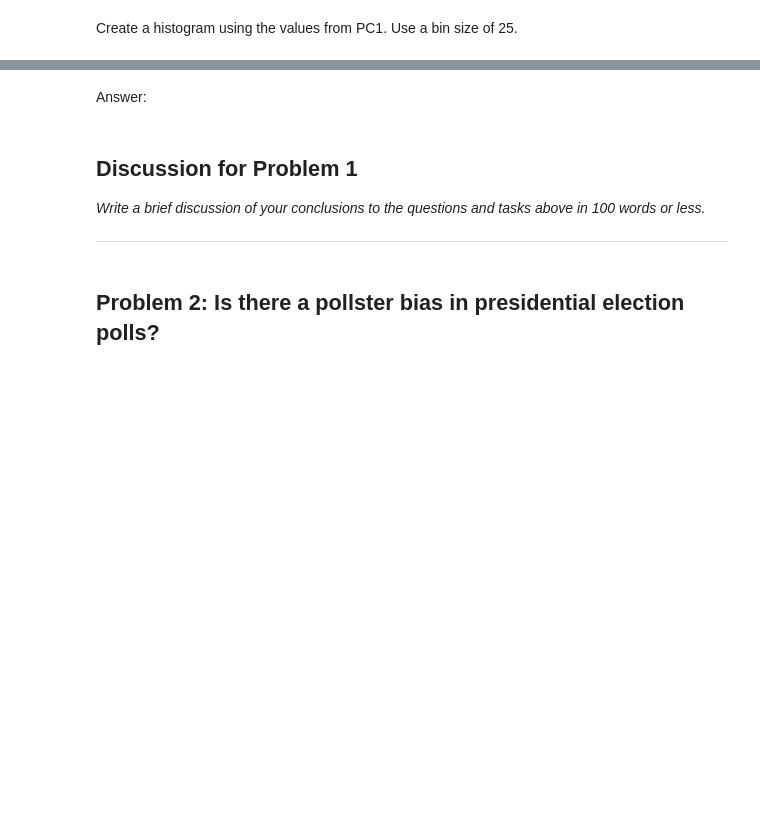
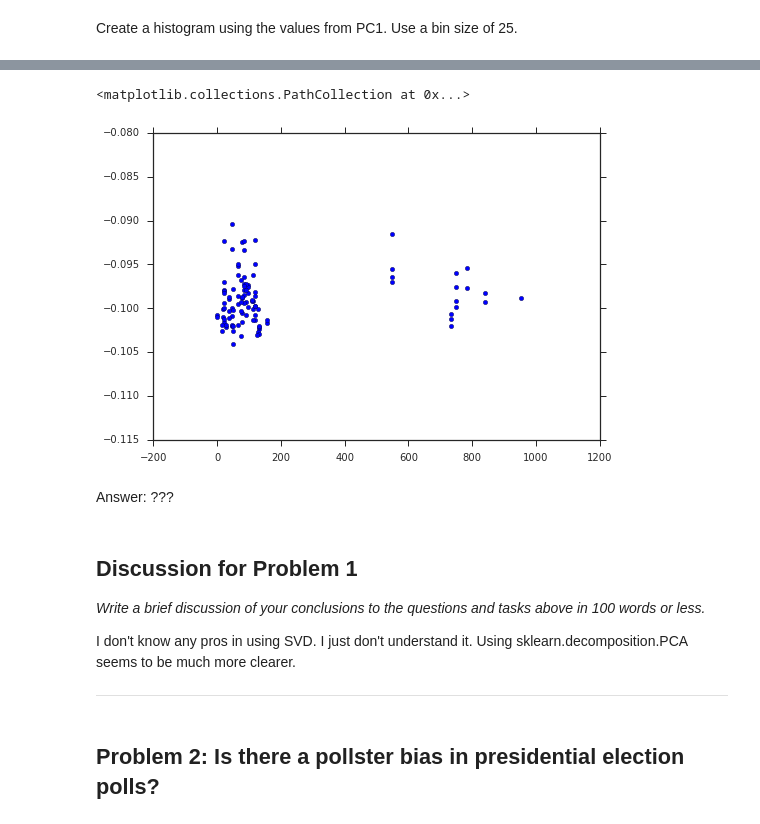
Before and after one commit to SoNicKKK/ML, a Jupyter notebook: Practice/HW2.ipynb, the cells around one changed output, grey strips where cells are left out. Drawn from its saved outputs; the diff is of its cells as text; code cells hidden in the pictures; blank space fills up the shorter version.

```diff
--- a/Practice/HW2.ipynb
+++ b/Practice/HW2.ipynb
@@ -242,10 +236,17 @@ Around what day do you notice a difference in the way the samples were processed
+# %%
+plt.scatter(sampleinfoCEU.elapsedInDays.apply(lambda x: pd.to_timedelta(x).days), svd_pc1)
+# %% [output]
+<matplotlib.collections.PathCollection at 0x...>
+[figure, added]
 # %% [markdown]
-Answer:
+Answer: ???
 # %% [markdown]
 ## Discussion for Problem 1
 
 *Write a brief discussion of your conclusions to the questions and tasks above in 100 words or less.*
 
+I don't know any pros in using SVD. I just don't understand it. Using sklearn.decomposition.PCA seems to be much more clearer.
+
 ---
 # %% [markdown]
 ## Problem 2: Is there a pollster bias in presidential election polls?
```
Also changed, not shown: parts of 75 cells of this notebook, 3 other files.
